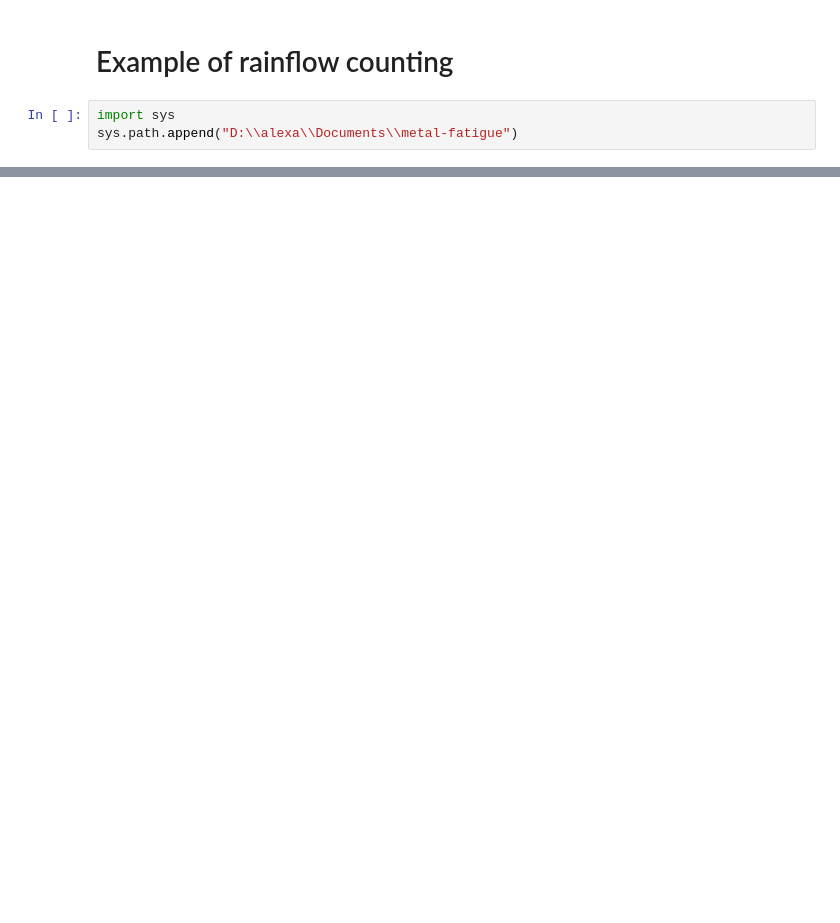
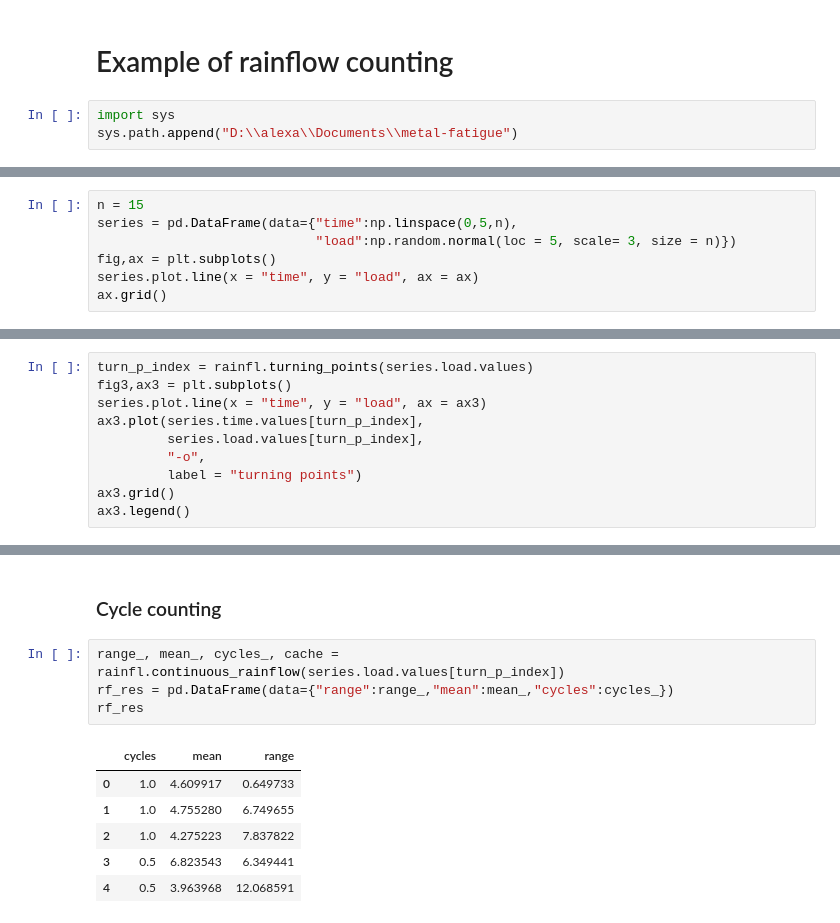
Before and after one commit to hustjinghu/metal-fatigue, a Jupyter notebook: examples/rainflow_counting.ipynb, the cells around one changed output, grey strips where cells are left out. Cells and saved outputs as stored; diff of their text form; blank space fills up the shorter version.

```diff
--- a/examples/rainflow_counting.ipynb
+++ b/examples/rainflow_counting.ipynb
@@ -39,0 +17,7 @@ ax.set_ylabel(ax.get_ylabel()+" in MPa")
+# %%
+n = 15
+series = pd.DataFrame(data={"time":np.linspace(0,5,n),
+                            "load":np.random.normal(loc = 5, scale= 3, size = n)})
+fig,ax = plt.subplots()
+series.plot.line(x = "time", y = "load", ax = ax)
+ax.grid()
@@ -39,0 +85,10 @@ ax.set_ylabel(ax.get_ylabel()+" in MPa")
+# %%
+turn_p_index = rainfl.turning_points(series.load.values)
+fig3,ax3 = plt.subplots()
+series.plot.line(x = "time", y = "load", ax = ax3)
+ax3.plot(series.time.values[turn_p_index],
+         series.load.values[turn_p_index],
+         "-o",
+         label = "turning points")
+ax3.grid()
+ax3.legend()
@@ -39,0 +99,13 @@ ax.set_ylabel(ax.get_ylabel()+" in MPa")
+# %% [markdown]
+### Cycle counting
+# %%
+range_, mean_, cycles_, cache = rainfl.continuous_rainflow(series.load.values[turn_p_index])
+rf_res = pd.DataFrame(data={"range":range_,"mean":mean_,"cycles":cycles_})
+rf_res
+# %% [output]
+|  | cycles | mean | range |
+| 0 | 1.0 | 4.609917 | 0.649733 |
+| 1 | 1.0 | 4.755280 | 6.749655 |
+| 2 | 1.0 | 4.275223 | 7.837822 |
+| 3 | 0.5 | 6.823543 | 6.349441 |
+| 4 | 0.5 | 3.963968 | 12.068591 |
```
Also changed, not shown: parts of 18 cells of this notebook, 2 other files.
